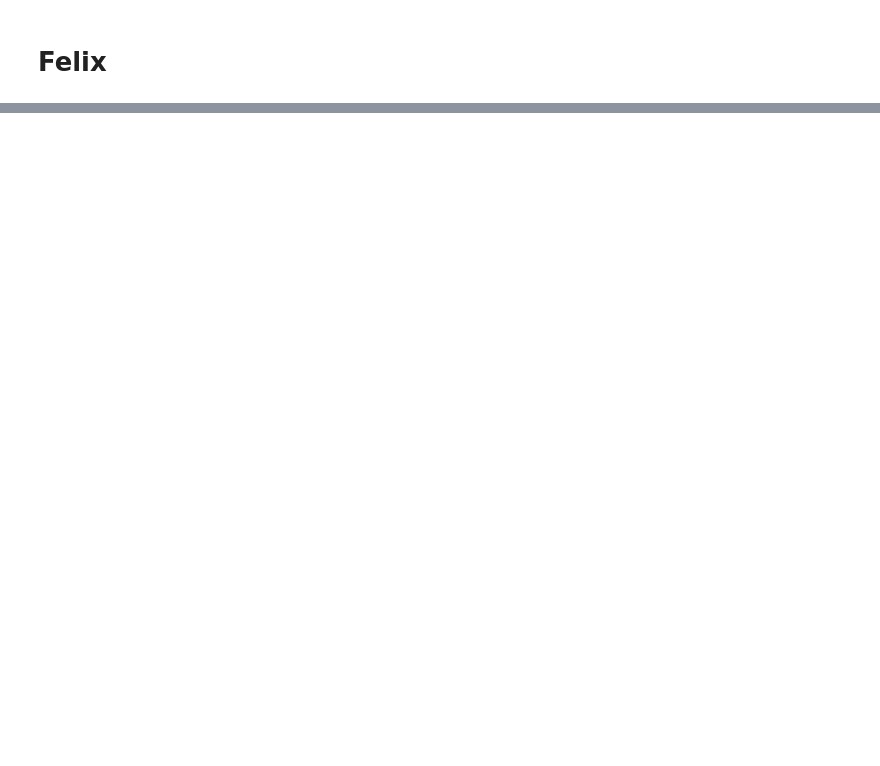
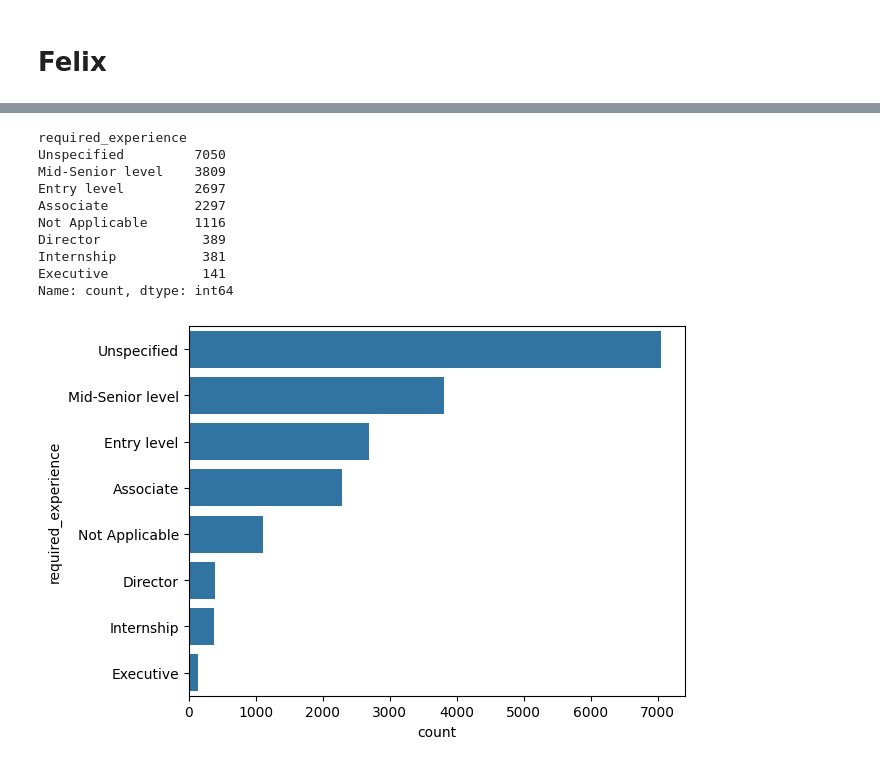
Before and after one commit to Bootcamp-DA-P2/proyecto8-problemaclasificacion-grupo5, a Jupyter notebook: 3.ipynb, the cells around one changed output, grey strips where cells are left out. Cells and saved outputs as stored; diff of their text form; code cells hidden in the pictures; blank space fills up the shorter version.

```diff
--- a/3.ipynb
+++ b/3.ipynb
@@ -98,0 +292,19 @@ print(f"💾 Guardado en: {output_path}")
+# %%
+# Ver los valores únicos de la experiencia
+print(df['required_experience'].value_counts(dropna=False))
+
+# Gráfico de barras horizontal por si hay muchas categorías
+sns.countplot(y='required_experience', data=df, order=df['required_experience'].value_counts().index)
+plt.show()
+# %% [output]
+required_experience
+Unspecified         7050
+Mid-Senior level    3809
+Entry level         2697
+Associate           2297
+Not Applicable      1116
+Director             389
+Internship           381
+Executive            141
+Name: count, dtype: int64
+[figure, added]
```
Also changed, not shown: parts of 26 cells of this notebook.
